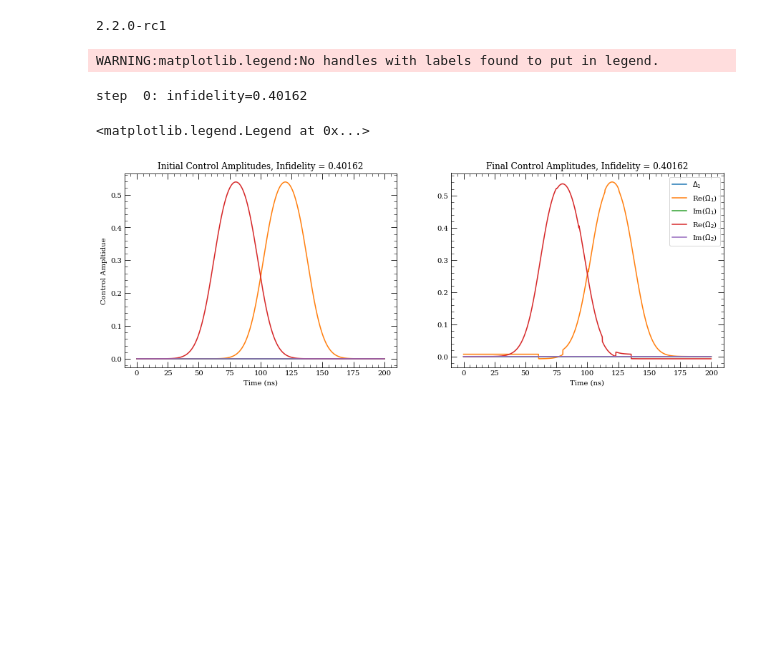
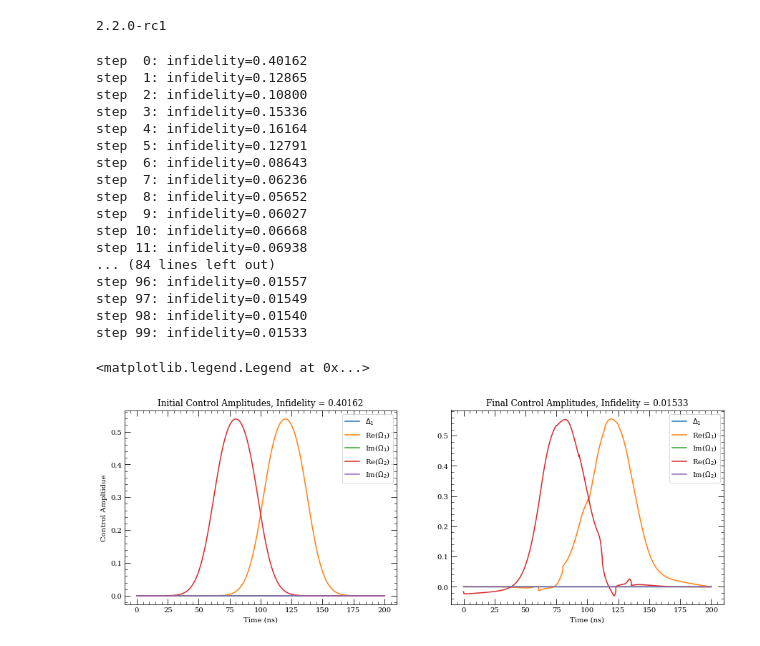
Before and after one commit to IQC-Numerical-Control-Engineering/Test, a Jupyter notebook: TF_GRAPE 3 Level_MESolve.ipynb, the cells around one changed output. Saved outputs shown, nothing was run; the diff lists cells and outputs as text; code cells hidden in the pictures; blank space fills up the shorter version.

```diff
--- a/TF_GRAPE 3 Level_MESolve.ipynb
+++ b/TF_GRAPE 3 Level_MESolve.ipynb
@@ -290,38 +290,53 @@ ax1.legend()
 
 #Optimize pulse with GRAPE:
 optimizer = tf.keras.optimizers.Adam(0.01)
 
 def optimization_step():
     with tf.GradientTape() as tape:
         infidelity = propagator.infidelity()
     gradients = tape.gradient(infidelity, [propagator.ctrl_amplitudes])
     optimizer.apply_gradients(zip(gradients, [propagator.ctrl_amplitudes]))
     return infidelity
 
-steps = range(1)
+steps = range(100)
 for step in steps:
     current_infidelity = optimization_step()
     print('step %2d: infidelity=%2.5f' %
           (step, current_infidelity))
 
 ctrl_amplitudes_final = propagator.ctrl_amplitudes.numpy()
 
 #Plot final results of control amplitudes
 ind = 0
 for amplitdue in tf.transpose(ctrl_amplitudes_final):
     ##Plotting control amplitudes:
     # ax2.plot(tlist/ns, amplitdue, label = labels[ind])
     ##Plotting actual input functions (tanh(ctrl_amplitudes)):
     ax2.plot(tlist/ns, 1/np.sqrt(2) * np.tanh(amplitdue), label = labels[ind])
     ind += 1
 ax2.set_title('Final Control Amplitudes, Infidelity = %2.5f' %(current_infidelity))
 ax2.set_xlabel('Time (ns)')
 ax2.legend()
 # %% [output]
-WARNING:matplotlib.legend:No handles with labels found to put in legend.
+step  0: infidelity=0.40162
+step  1: infidelity=0.12865
+step  2: infidelity=0.10800
+step  3: infidelity=0.15336
+step  4: infidelity=0.16164
+step  5: infidelity=0.12791
+step  6: infidelity=0.08643
+step  7: infidelity=0.06236
+step  8: infidelity=0.05652
+step  9: infidelity=0.06027
+step 10: infidelity=0.06668
+step 11: infidelity=0.06938
+... (84 lines left out)
+step 96: infidelity=0.01557
+step 97: infidelity=0.01549
+step 98: infidelity=0.01540
+step 99: infidelity=0.01533
-step  0: infidelity=0.40162
+<matplotlib.legend.Legend at 0x...>
-<matplotlib.legend.Legend at 0x...>
-[figure, old version]
+[figure, new version]
 # %%
 ##Use final optimized pulse in Master Equation to get actual final fidelity:
 def MEsolve_5lvl_t(time, argsME5lvl):
```
Also changed, not shown: parts of 1 cell of this notebook.
